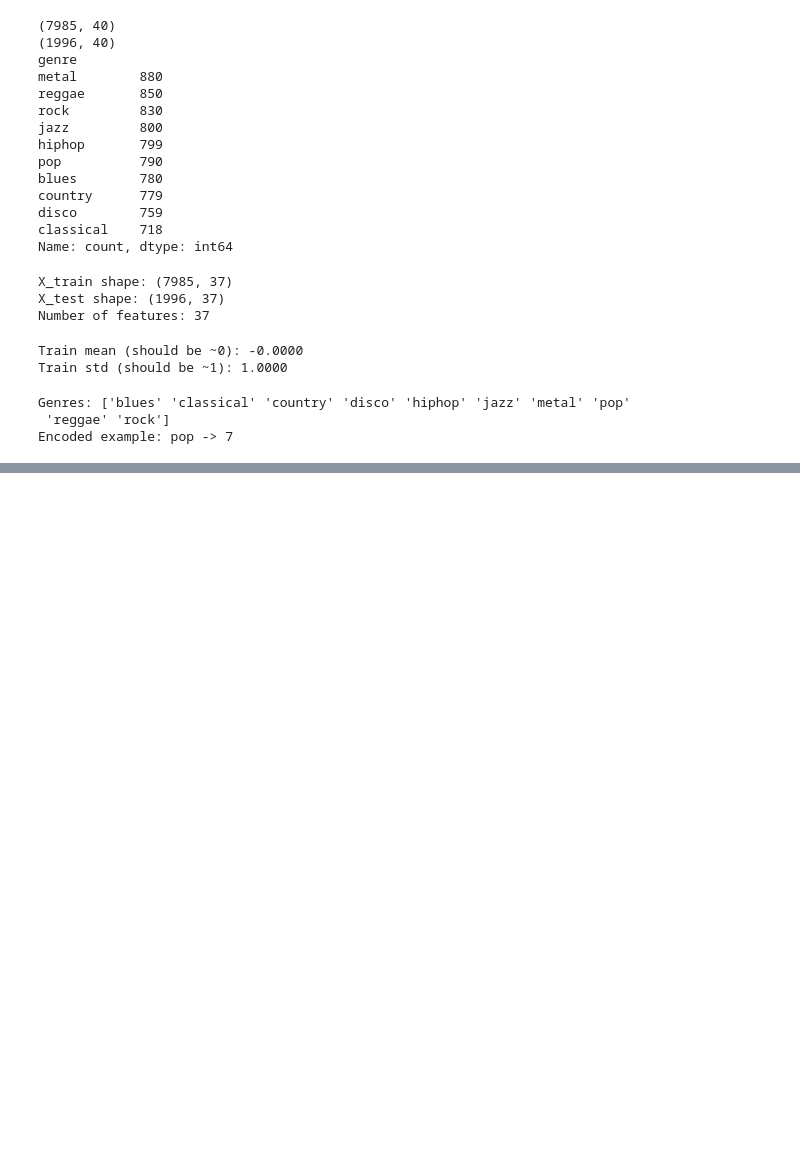
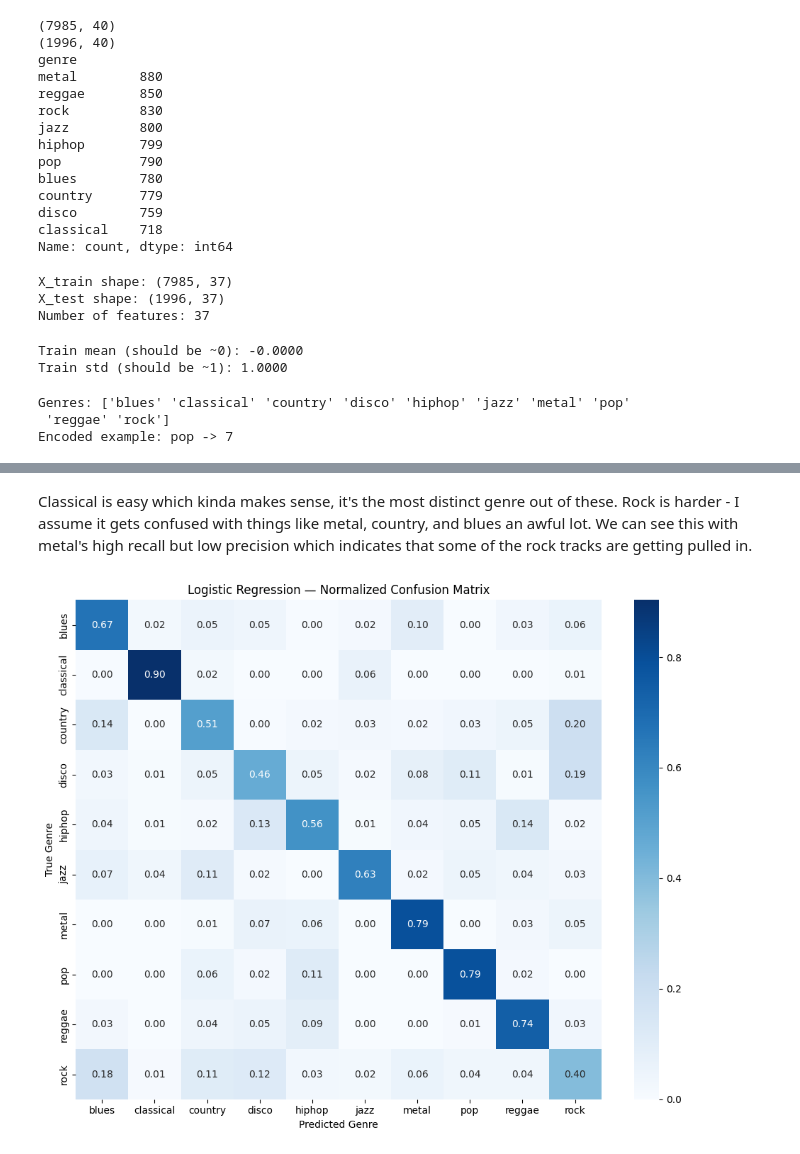
Before and after one commit to JVonderwellMQ/6250Project, a Jupyter notebook: modeling.ipynb, the cells around one changed output, grey strips where cells are left out. Saved outputs shown, nothing was run; the diff lists cells and outputs as text; code cells hidden in the pictures; blank space fills up the shorter version.

```diff
--- a/modeling.ipynb
+++ b/modeling.ipynb
@@ -80,0 +83,6 @@ print('Done!')
+# %%
+from sklearn.metrics import accuracy_score
+
+y_pred = lr_model.predict(X_test_scaled)
+acc = accuracy_score(y_test_encoded, y_pred)
+print(f'Logistic Regression Accuracy: {acc:.4f}')
@@ -80,0 +114,25 @@ print('Done!')
+# %% [markdown]
+Classical is easy which kinda makes sense, it's the most distinct genre out of these. Rock is harder - I assume it gets confused with things like metal, country, and blues an awful lot. We can see this with metal's high recall but low precision which indicates that some of the rock tracks are getting pulled in.
+# %%
+import matplotlib.pyplot as plt
+import seaborn as sns
+from sklearn.metrics import confusion_matrix
+
+cm = confusion_matrix(y_test_encoded, y_pred, normalize='true')
+
+plt.figure(figsize=(10, 8))
+sns.heatmap(
+    cm,
+    annot=True,
+    fmt='.2f',
+    xticklabels=le.classes_,
+    yticklabels=le.classes_,
+    cmap='Blues'
+)
+plt.title('Logistic Regression — Normalized Confusion Matrix')
+plt.ylabel('True Genre')
+plt.xlabel('Predicted Genre')
+plt.tight_layout()
+plt.show()
+# %% [output]
+[figure, added]
```
Also changed, not shown: parts of 46 cells of this notebook.
